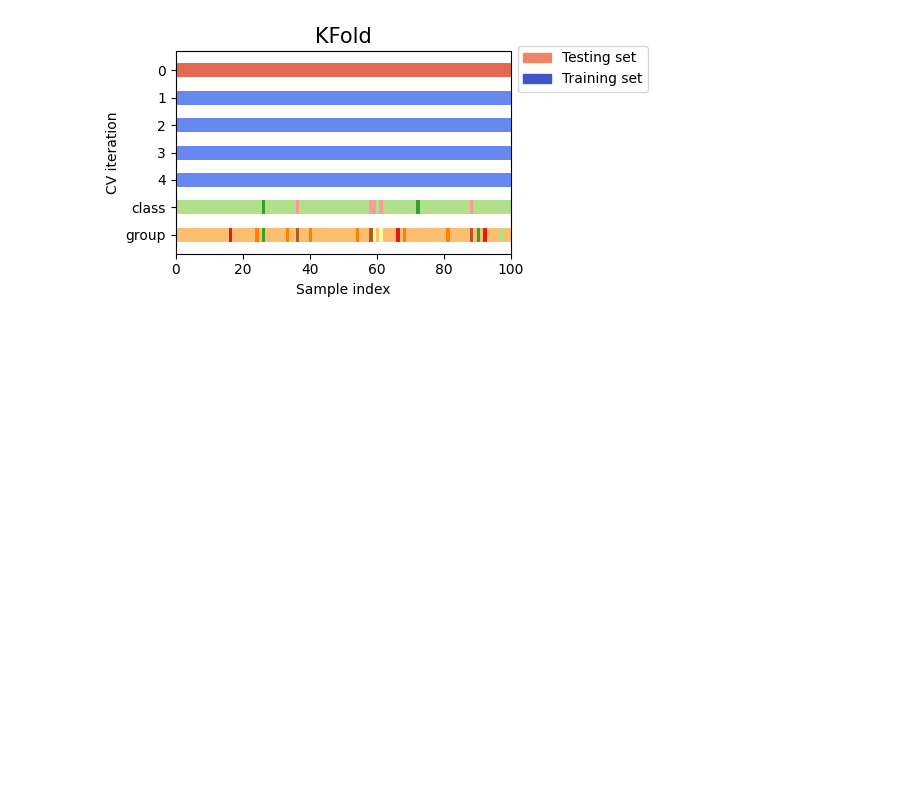
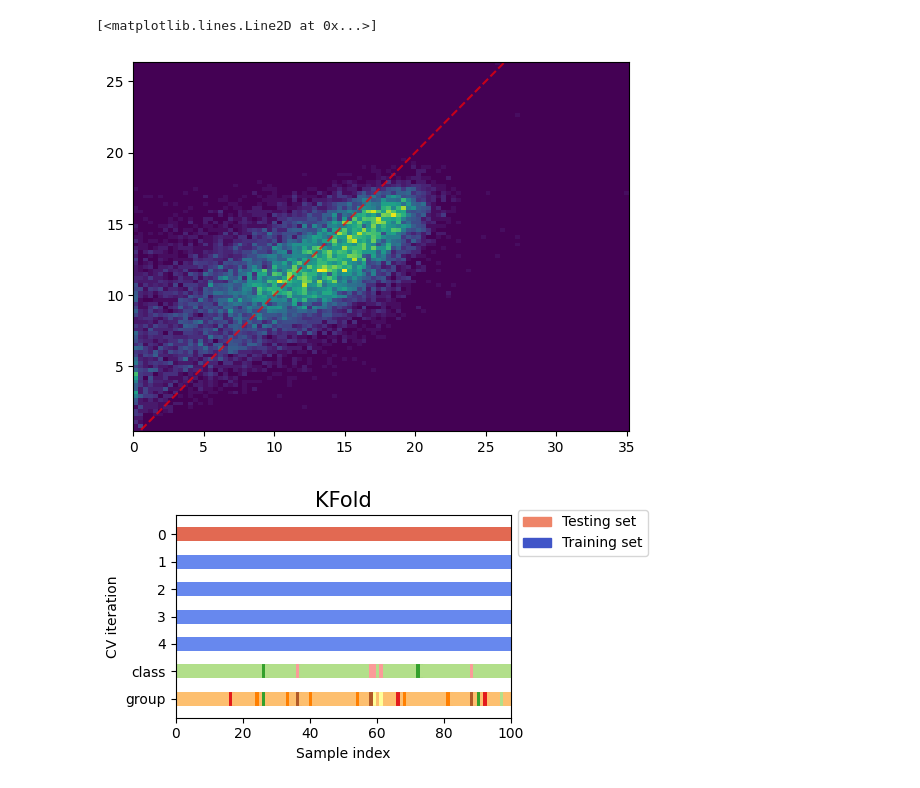
Before and after one commit to tisabe/perov_solar_ml, a Jupyter notebook: analysis_test.ipynb, the cells around one changed output. Drawn from its saved outputs; the diff is of its cells as text; code cells hidden in the pictures; blank space fills up the shorter version.

Commit message:
added new data and analysis for this data

```diff
--- a/analysis_test.ipynb
+++ b/analysis_test.ipynb
@@ -5,5 +11,8 @@ import matplotlib.pyplot as plt
 # %%
-df = pd.read_csv("psc_data.csv", index_col=0)
+df = pd.read_csv("example_data/psc_all_mz_20240109.csv", index_col=0)
+# drop rows that do not have a known stack sequence, which is necessary for us
+df = df.dropna(subset="Cell_stack_sequence")
+df = df[df["Cell_stack_sequence"] != "Unknown"]
 print(df.describe())
 print(df.keys())
 # %% [output]
@@ -228,0 +36,11 @@ ValueError: Wrong number of items passed 42, placement implies 1
+# %%
+n_rows = len(df)
+thresh_frac = 3/10 # fraction of rows to have nan or unknown values
+cols_common = []
+for col in df:
+    n_na = df[col].isna().sum()
+    n_unknown = (df[col]=='Unknown').sum()
+    if (n_na+n_unknown) < (n_rows*thresh_frac):
+        print(f"{col}: #unique values {len(df[col].unique())} ({df[col].dtype}), #NAN {n_na}, #unknown {n_unknown}")
+        cols_common.append(col)
+print(f"# columns: {len(cols_common)}")
@@ -228,0 +255,21 @@ ValueError: Wrong number of items passed 42, placement implies 1
+# %%
+enc = TargetEncoder(smooth="auto")
+X = df_fit[cols_cat_in]
+y = df_fit[target]
+X_trans = enc.fit_transform(X, y)
+
+print(X_trans.shape, y.shape, comp_all.shape)
+
+X_combined = np.concatenate((X_trans, comp_all), axis=1)
+
+regr = RandomForestRegressor(max_depth=100, random_state=0, max_features='sqrt', oob_score=True)
+#regr = GradientBoostingRegressor(random_state=0)
+cv = KFold(n_splits=5)
+scores = cross_validate(regr, X=X_combined, y=y, cv=cv,
+    scoring=['r2', 'neg_mean_absolute_error'], n_jobs=-1,
+    return_estimator=True, error_score='raise')
+print(scores.keys())
+print("r^2: ", scores['test_r2'])
+print("MAE: ", -1*scores['test_neg_mean_absolute_error'])
+
+print("Average standard deviation of the target: ", df_fit[target+"_std"].mean())
@@ -229,3 +315,13 @@ ValueError: Wrong number of items passed 42, placement implies 1
+# %%
+y_pred = cross_val_predict(regr, X=X_combined, y=y, cv=cv)
+
+fig, ax = plt.subplots()
+ax.hist2d(y, y_pred, bins=100)
+x_ref = np.linspace(*ax.get_xlim())
+ax.plot(x_ref, x_ref, '--', alpha=0.7, color='red')
+# %% [output]
+[<matplotlib.lines.Line2D at 0x...>]
+[figure, added]
 # %%
 from matplotlib.patches import Patch
 
```
Also changed, not shown: parts of 16 cells of this notebook, 2 other files.
